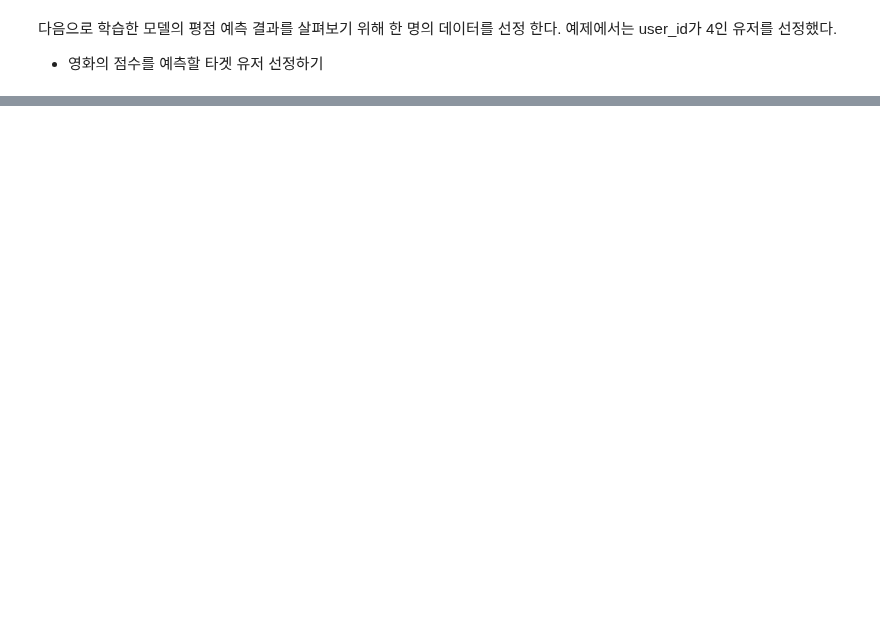
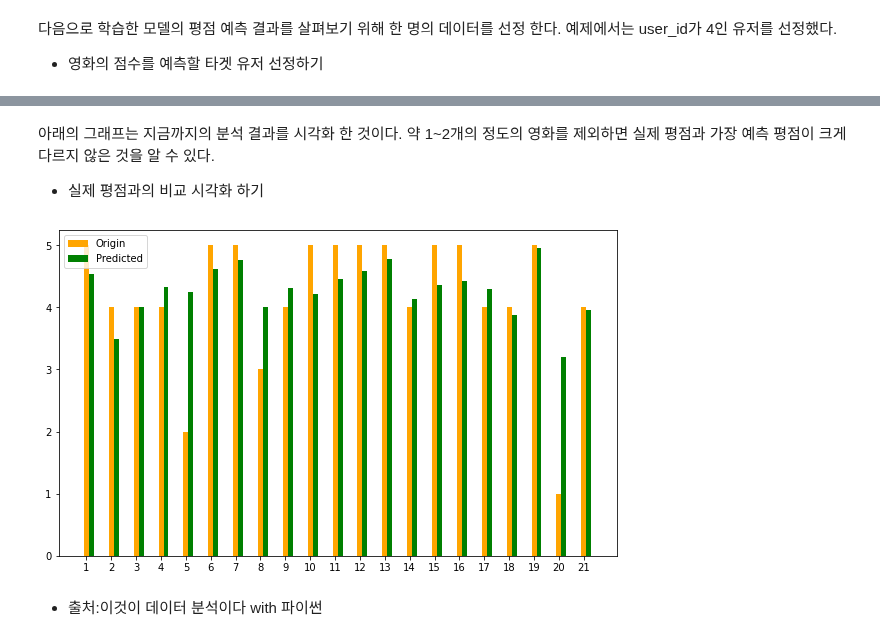
Before and after one commit to goldang01/python_data_analysis_study, a Jupyter notebook: Chapter3.3_Movie.ipynb, the cells around one changed output, grey strips where cells are left out. Cells and saved outputs as stored; diff of their text form; code cells hidden in the pictures; blank space fills up the shorter version.

Commit message:
kaggle_titanic_end_Chapter3.3Movie_end

```diff
--- a/Chapter3.3_Movie.ipynb
+++ b/Chapter3.3_Movie.ipynb
@@ -463,0 +519,4 @@ training time of model: 79.42 seconds
+# %%
+# target_user_movie_predict_dict에서 예측된 점수 중, 타겟 유저의 Top 10 영화를 선정합니다.
+target_user_top10_predicted = sorted(target_user_movie_predict_dict.items(),
+                                     key=operator.itemgetter(1), reverse=True)[:10]
@@ -463,0 +685,17 @@ training time of model: 79.42 seconds
+# %%
+# 예측 점수와 실제 점수를 영화 타이틀에 매핑한다.
+
+origin_rating_list = []
+predicted_rating_list = []
+movie_title_list = []
+idx = 0
+
+for movie_id, predicted_rating in target_user_movie_predict_dict.items():
+    idx = idx + 1
+    predicted_rating = round(predicted_rating, 2)
+    origin_rating = target_user_movie_rating_dict[movie_id]
+    movie_title = movie_dict[movie_id]
+    print("movie", str(idx), ":", movie_title, "-", origin_rating, "/", predicted_rating)
+    origin_rating_list.append(origin_rating)
+    predicted_rating_list.append(predicted_rating)
+    movie_title_list.append(str(idx))
@@ -463,0 +720,31 @@ training time of model: 79.42 seconds
+# %% [markdown]
+아래의 그래프는 지금까지의 분석 결과를 시각화 한 것이다. 약 1~2개의 정도의 영화를 제외하면 실제 평점과 가장 예측 평점이 크게 다르지 않은 것을 알 수 있다.
+
+- 실제 평점과의 비교 시각화 하기
+# %%
+# 실제 점수와 예측 점수를 리스트로 추출하기
+origin = origin_rating_list
+predicted = predicted_rating_list
+
+# 영화의 개수만큼 막대 그래프의 index 개수를 생성하기
+plt.rcParams['figure.figsize'] = (10,6)
+index = np.arange(len(movie_title_list))
+bar_width = 0.2
+
+# 실제 점수와 예측 점수를 bar 그래프로 출력한다.
+
+rects1 = plt.bar(index, origin, bar_width,
+                color = 'orange',
+                label = 'Origin')
+
+rects2 = plt.bar(index + bar_width, predicted, bar_width,
+                color='green',
+                label='Predicted')
+
+plt.xticks(index, movie_title_list)
+plt.legend()
+plt.show()
+# %% [output]
+[figure, added]
+# %% [markdown]
+- 출처:이것이 데이터 분석이다 with 파이썬
```
Also changed, not shown: parts of 24 cells of this notebook, 1 other file.
